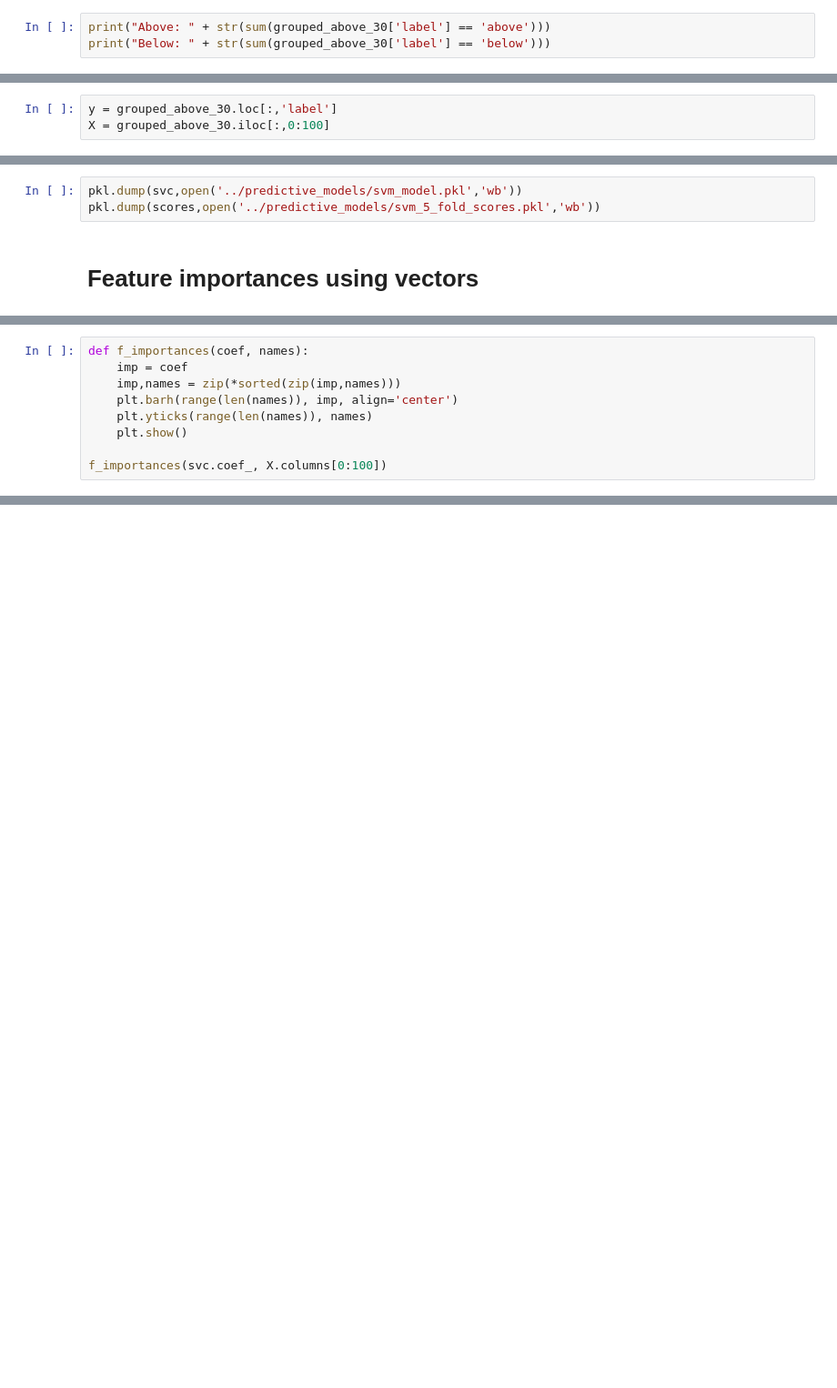
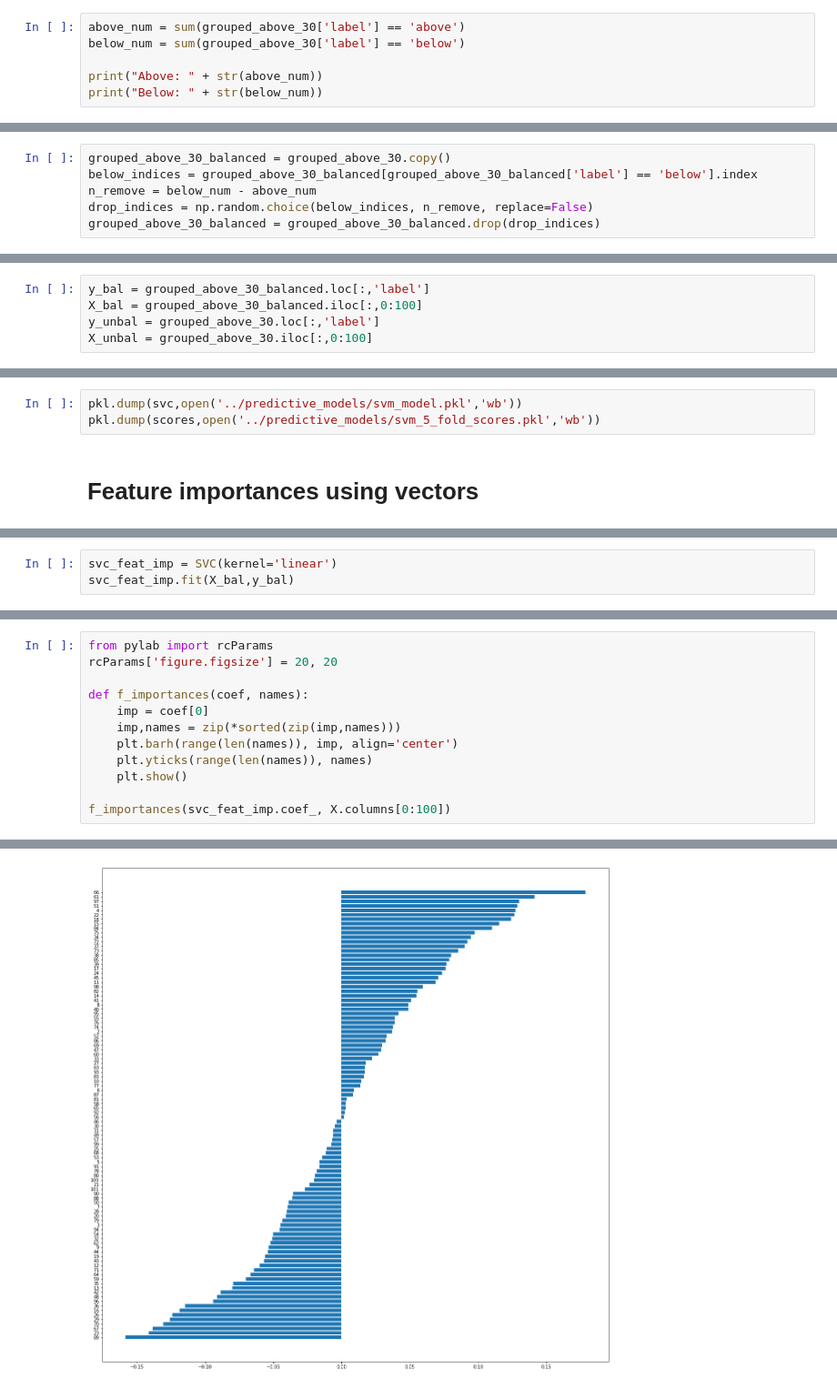
Before and after one commit to g-simmons/mfp, a Jupyter notebook: src/classify.ipynb, the cells around one changed output, grey strips where cells are left out. Shown at 91% size. Saved outputs shown, nothing was run; the diff lists cells and outputs as text; blank space fills up the shorter version.

Commit message:
balance dataset, figured out feature importances

```diff
--- a/src/classify.ipynb
+++ b/src/classify.ipynb
@@ -121,6 +149,9 @@ grouped_above_30 = grouped.loc[groups['user'].count()[lambda x: x >= 30].index,:
 # %% [markdown]
 ### Check the number of users in each class
 # %%
-print("Above: " + str(sum(grouped_above_30['label'] == 'above')))
-print("Below: " + str(sum(grouped_above_30['label'] == 'below')))
+above_num = sum(grouped_above_30['label'] == 'above')
+below_num = sum(grouped_above_30['label'] == 'below')
+
+print("Above: " + str(above_num))
+print("Below: " + str(below_num))
 # %% [output]
@@ -133,0 +163,6 @@ We should try classification with the classes balanced, as the original paper di
+# %%
+grouped_above_30_balanced = grouped_above_30.copy()
+below_indices = grouped_above_30_balanced[grouped_above_30_balanced['label'] == 'below'].index
+n_remove = below_num - above_num
+drop_indices = np.random.choice(below_indices, n_remove, replace=False)
+grouped_above_30_balanced = grouped_above_30_balanced.drop(drop_indices)
@@ -136,5 +180,7 @@ We should try classification with the classes balanced, as the original paper di
 # %%
 # grouped.head()
 # %%
-y = grouped_above_30.loc[:,'label']
-X = grouped_above_30.iloc[:,0:100]
+y_bal = grouped_above_30_balanced.loc[:,'label']
+X_bal = grouped_above_30_balanced.iloc[:,0:100]
+y_unbal = grouped_above_30.loc[:,'label']
+X_unbal = grouped_above_30.iloc[:,0:100]
@@ -224,0 +276,3 @@ pkl.dump(scores,open('../predictive_models/svm_5_fold_scores.pkl','wb'))
+# %%
+svc_feat_imp = SVC(kernel='linear')
+svc_feat_imp.fit(X_bal,y_bal)
@@ -225,10 +287,13 @@ pkl.dump(scores,open('../predictive_models/svm_5_fold_scores.pkl','wb'))
 # %%
+from pylab import rcParams
+rcParams['figure.figsize'] = 20, 20
+
 def f_importances(coef, names):
-    imp = coef
+    imp = coef[0]
     imp,names = zip(*sorted(zip(imp,names)))
     plt.barh(range(len(names)), imp, align='center')
     plt.yticks(range(len(names)), names)
     plt.show()
 
-f_importances(svc.coef_, X.columns[0:100])
+f_importances(svc_feat_imp.coef_, X.columns[0:100])
 # %% [output]
@@ -235,0 +300 @@ AttributeError: 'SVC' object has no attribute 'dual_coef_'
+[figure, added]
```
Also changed, not shown: parts of 28 cells of this notebook.
